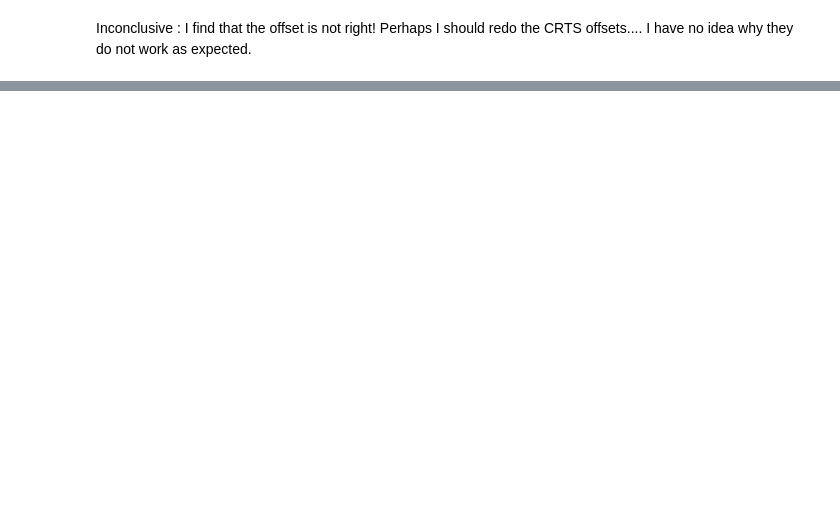
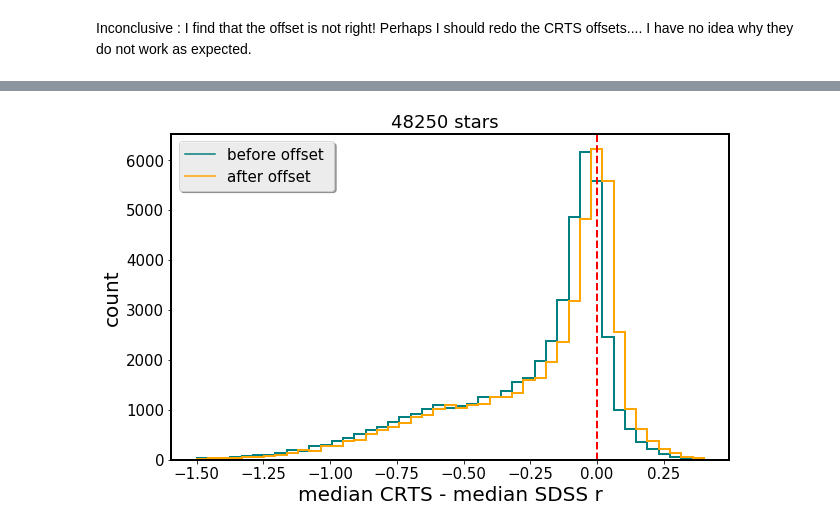
Before and after one commit to suberlak/PS1_SDSS_CRTS, a Jupyter notebook: code/AC_offset_test.ipynb, the cells around one changed output, grey strips where cells are left out. Cells and saved outputs as stored; diff of their text form; code cells hidden in the pictures; blank space fills up the shorter version.

```diff
--- a/code/AC_offset_test.ipynb
+++ b/code/AC_offset_test.ipynb
@@ -140,0 +159,4 @@ Inconclusive : I find that the offset is not right!  Perhaps I should redo the C
+# %%
+# Initiate new columns
+s82_stars['medCRTSbefore'] = np.ones_like(s82_stars['raw_mjd_span'])
+s82_stars['medCRTSafter'] = np.ones_like(s82_stars['raw_mjd_span'])
@@ -140,0 +184,28 @@ Inconclusive : I find that the offset is not right!  Perhaps I should redo the C
+# %%
+%matplotlib inline
+import matplotlib.lines as mlines
+m = s82_stars['medCRTSbefore'] > 1  # only remove obviously bad with negative fluxes
+fig,ax = plt.subplots(1,1,figsize= (10,6))
+ax_legend_handles = []
+colors = ['teal', 'orange']
+i = 0
+for when in ['before', 'after']:
+    ax.hist(s82_stars['medCRTS'+when][m] - s82_stars['r_mMed'][m], bins=45,
+           histtype='step', lw=2,color=colors[i],
+           range=(-1.5,0.4))
+    line = mlines.Line2D([], [],  color=colors[i], label=when+' offset ')
+    ax_legend_handles.append(line)
+    i += 1
+
+ax.legend(loc='upper left', handles = ax_legend_handles,
+            # bbox_to_anchor=(1.0, 1.0),
+             ncol=1, fancybox=True, shadow=True , fontsize=15)
+ax.set_xlabel('median CRTS - median SDSS r')
+ax.set_ylabel('count')
+ax.axvline(0.0, ls='--', lw=2,c='red')
+ax.set_title( str(np.sum(m)) \
+             + ' stars  ' )
+plt.savefig('../data_products/Offsets_tests/CRTS_SDSS_offset_stars.png',
+            bbox_inches='tight')
+# %% [output]
+[figure, added]
```
Also changed, not shown: parts of 8 cells of this notebook, 2 other files.
